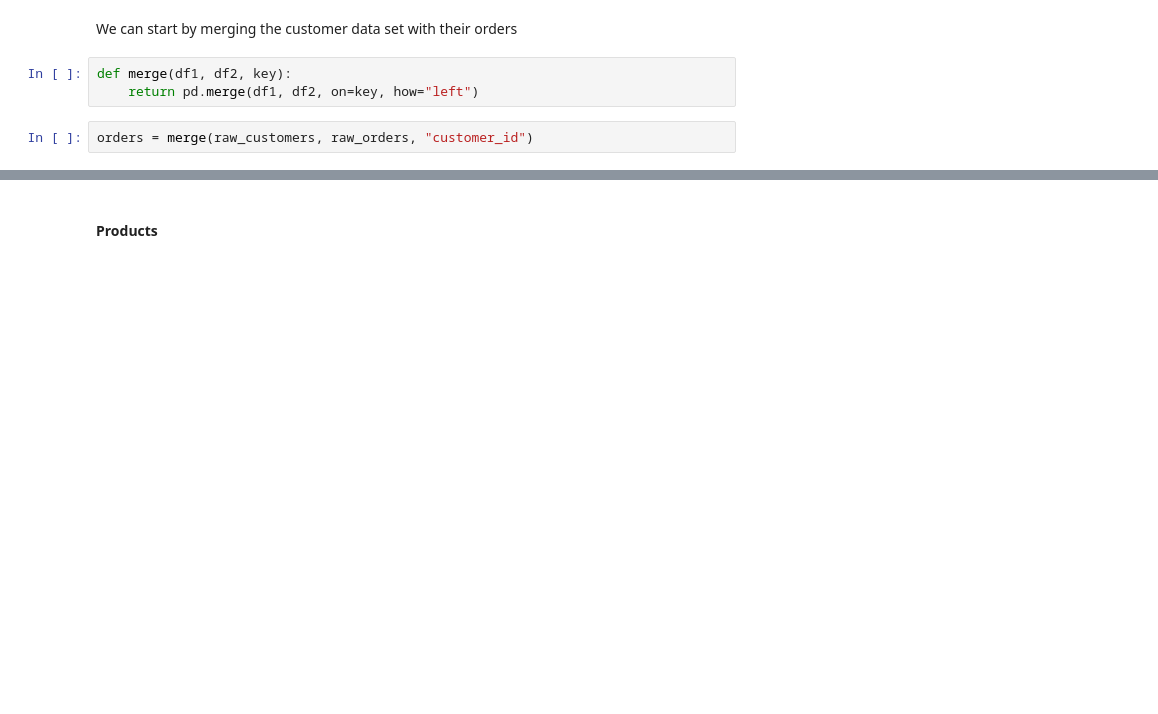
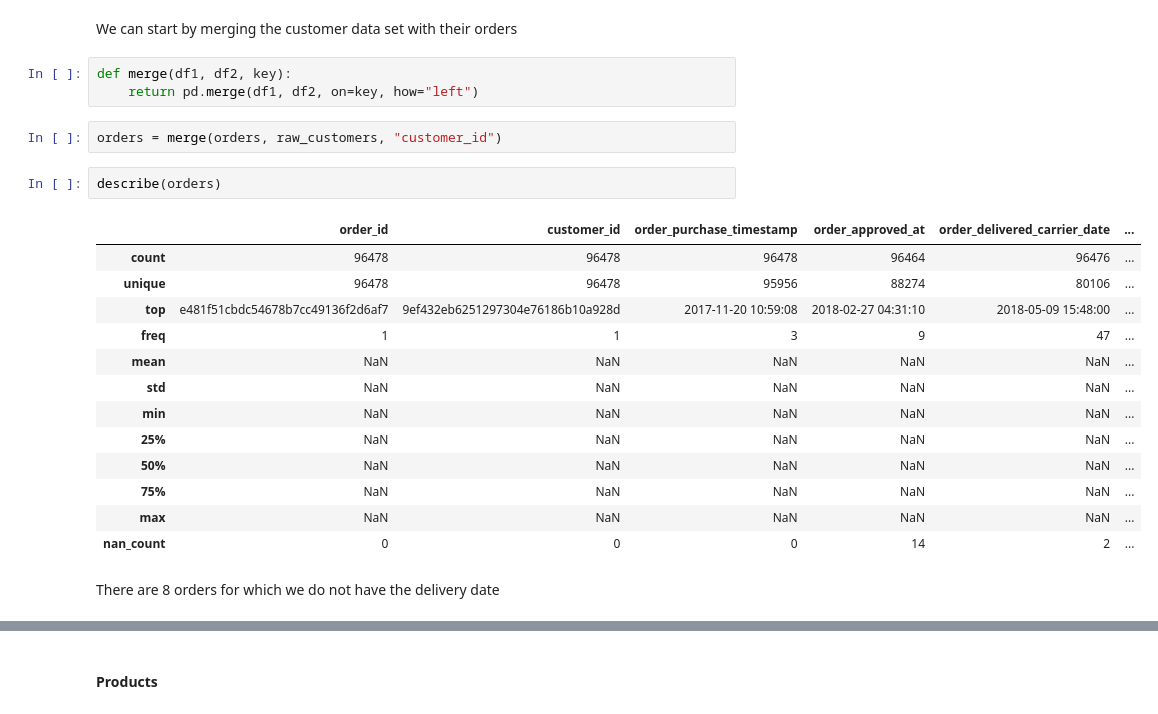
Before and after one commit to Dzov/DSP5, a Jupyter notebook: Haladjian_Amelie-Dzovinar_1_notebook_exploration_092023.ipynb, the cells around one changed output, grey strips where cells are left out. Saved outputs shown, nothing was run; the diff lists cells and outputs as text; blank space fills up the shorter version.

```diff
--- a/Haladjian_Amelie-Dzovinar_1_notebook_exploration_092023.ipynb
+++ b/Haladjian_Amelie-Dzovinar_1_notebook_exploration_092023.ipynb
@@ -260,4 +273,22 @@ We can start by merging the customer data set with their orders
 def merge(df1, df2, key):
     return pd.merge(df1, df2, on=key, how="left")
 # %%
-orders = merge(raw_customers, raw_orders, "customer_id")
+orders = merge(orders, raw_customers, "customer_id")
+# %%
+describe(orders)
+# %% [output]
+|  | order_id | customer_id | order_purchase_timestamp | order_approved_at | order_delivered_carrier_date | ... |
+| count | 96478 | 96478 | 96478 | 96464 | 96476 | ... |
+| unique | 96478 | 96478 | 95956 | 88274 | 80106 | ... |
+| top | e481f51cbdc54678b7cc49136f2d6af7 | 9ef432eb6251297304e76186b10a928d | 2017-11-20 10:59:08 | 2018-02-27 04:31:10 | 2018-05-09 15:48:00 | ... |
+| freq | 1 | 1 | 3 | 9 | 47 | ... |
+| mean | NaN | NaN | NaN | NaN | NaN | ... |
+| std | NaN | NaN | NaN | NaN | NaN | ... |
+| min | NaN | NaN | NaN | NaN | NaN | ... |
+| 25% | NaN | NaN | NaN | NaN | NaN | ... |
+| 50% | NaN | NaN | NaN | NaN | NaN | ... |
+| 75% | NaN | NaN | NaN | NaN | NaN | ... |
+| max | NaN | NaN | NaN | NaN | NaN | ... |
+| nan_count | 0 | 0 | 0 | 14 | 2 | ... |
+# %% [markdown]
+There are 8 orders for which we do not have the delivery date
```
Also changed, not shown: parts of 42 cells of this notebook.
